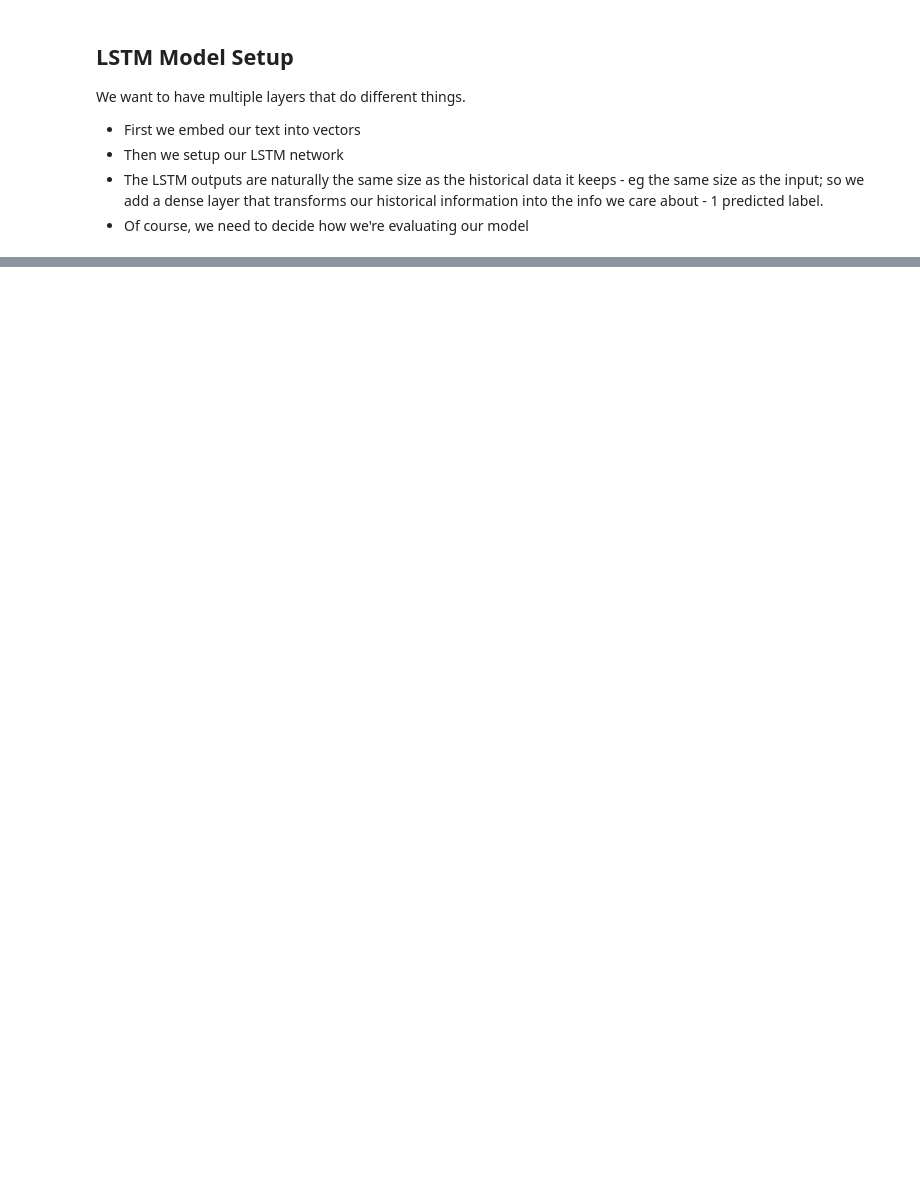
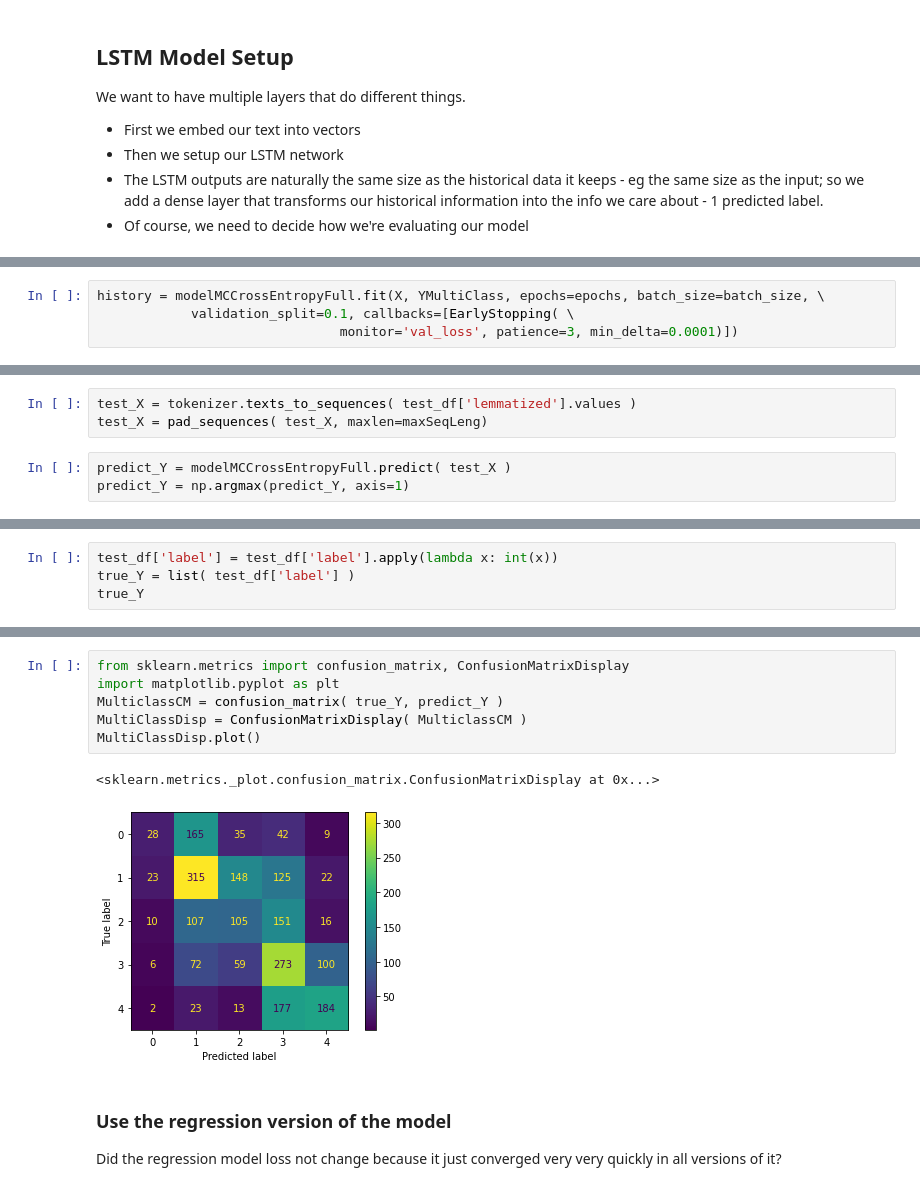
Before and after one commit to EvanMata/embeddingProject, a Jupyter notebook: LSTMs.ipynb, the cells around one changed output, grey strips where cells are left out. Drawn from its saved outputs; the diff is of its cells as text; blank space fills up the shorter version.

Commit message:
Working Version of LSTMs
-Regression LSTM did not work,
-Multiclass LSTM did work; confusion matrix looks nicer than the non-LSTM models

```diff
--- a/LSTMs.ipynb
+++ b/LSTMs.ipynb
@@ -155,0 +440,4 @@ NameError: name 'Variable' is not defined
+# %%
+history = modelMCCrossEntropyFull.fit(X, YMultiClass, epochs=epochs, batch_size=batch_size, \
+            validation_split=0.1, callbacks=[EarlyStopping( \
+                               monitor='val_loss', patience=3, min_delta=0.0001)])
@@ -155,0 +461,6 @@ NameError: name 'Variable' is not defined
+# %%
+test_X = tokenizer.texts_to_sequences( test_df['lemmatized'].values )
+test_X = pad_sequences( test_X, maxlen=maxSeqLeng)
+# %%
+predict_Y = modelMCCrossEntropyFull.predict( test_X )
+predict_Y = np.argmax(predict_Y, axis=1)
@@ -155,0 +471,4 @@ NameError: name 'Variable' is not defined
+# %%
+test_df['label'] = test_df['label'].apply(lambda x: int(x))
+true_Y = list( test_df['label'] )
+true_Y
@@ -155,0 +493,12 @@ NameError: name 'Variable' is not defined
+# %%
+from sklearn.metrics import confusion_matrix, ConfusionMatrixDisplay
+import matplotlib.pyplot as plt
+MulticlassCM = confusion_matrix( true_Y, predict_Y )
+MultiClassDisp = ConfusionMatrixDisplay( MulticlassCM )
+MultiClassDisp.plot()
+# %% [output]
+<sklearn.metrics._plot.confusion_matrix.ConfusionMatrixDisplay at 0x...>
+[figure, added]
+# %% [markdown]
+### Use the regression version of the model
+Did the regression model loss not change because it just converged very very quickly in all versions of it?
```
Also changed, not shown: parts of 30 cells of this notebook.
